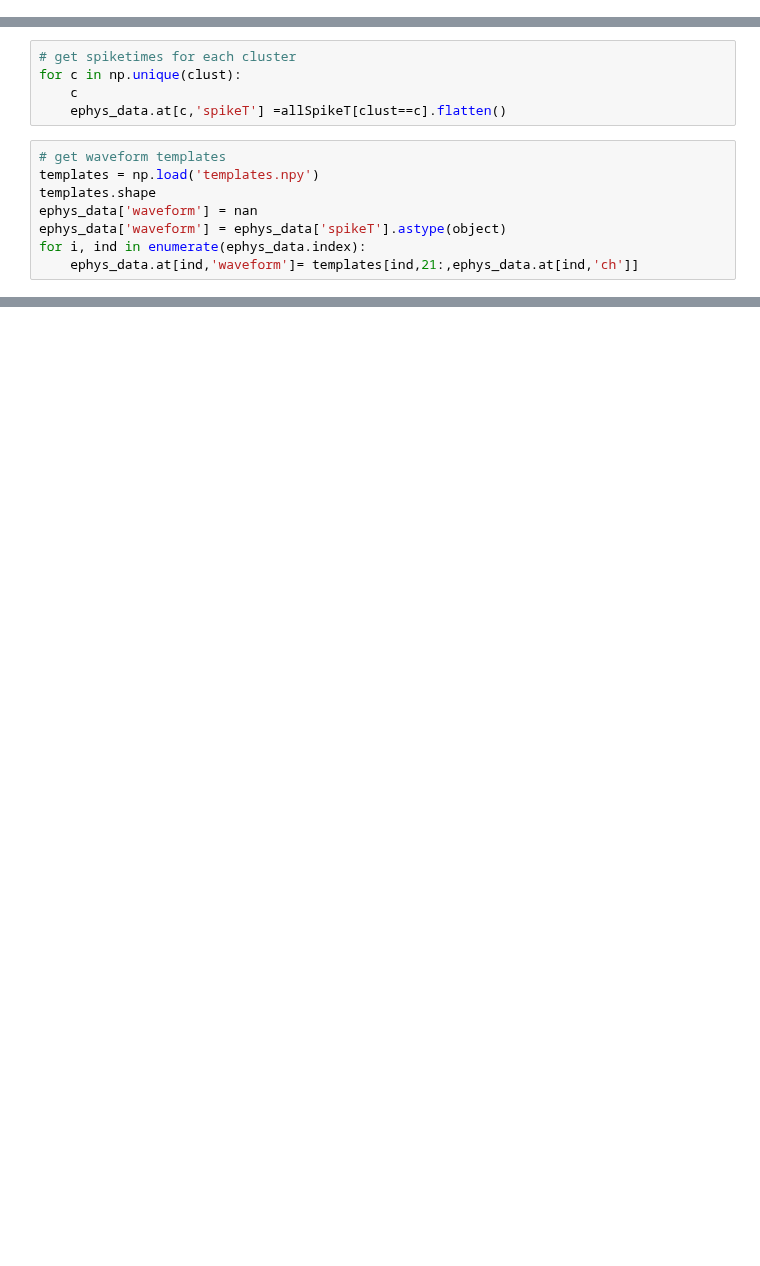
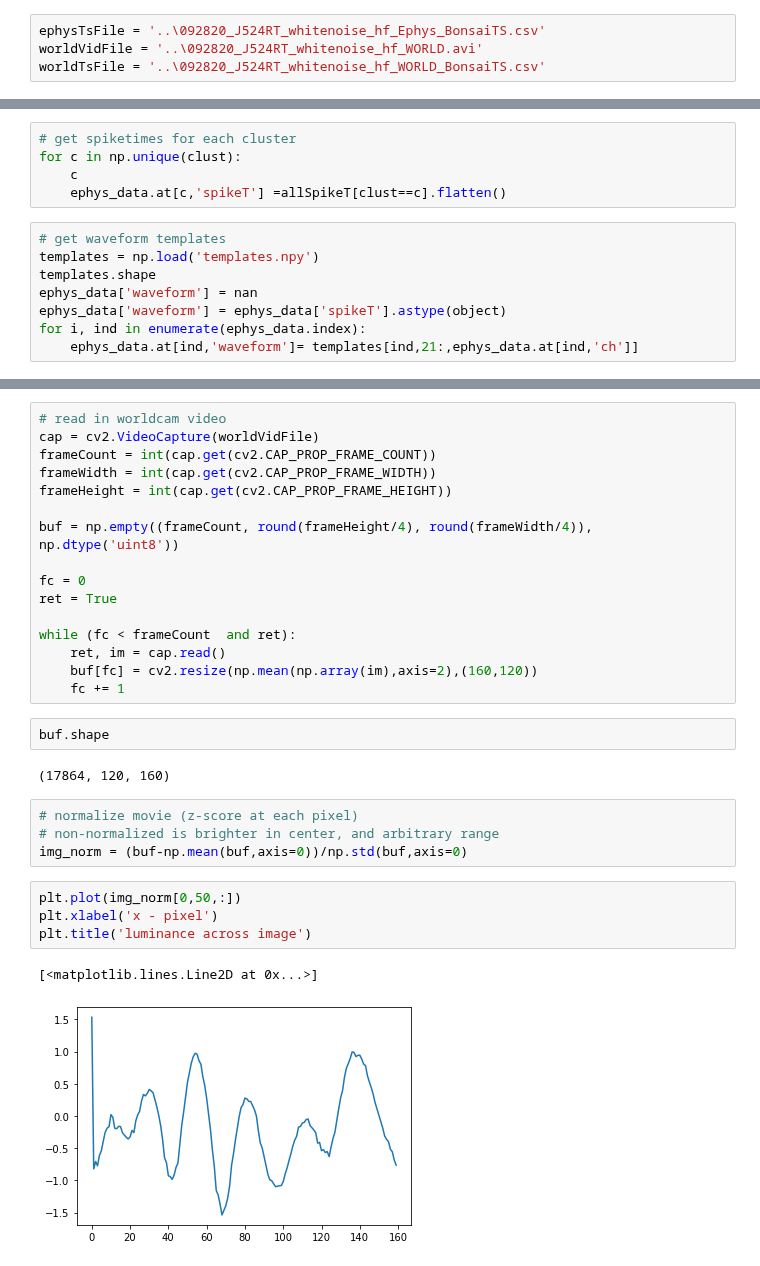
Before and after one commit to nielllab/FreelyMovingEphys, a Jupyter notebook: spikes_cmn.ipynb, the cells around one changed output, grey strips where cells are left out. Cells and saved outputs as stored; diff of their text form; blank space fills up the shorter version.

```diff
--- a/spikes_cmn.ipynb
+++ b/spikes_cmn.ipynb
@@ -30,0 +16,4 @@ ls
+# %%
+ephysTsFile = '..\092820_J524RT_whitenoise_hf_Ephys_BonsaiTS.csv'
+worldVidFile = '..\092820_J524RT_whitenoise_hf_WORLD.avi'
+worldTsFile = '..\092820_J524RT_whitenoise_hf_WORLD_BonsaiTS.csv'
@@ -151,0 +220,31 @@ TypeError: _get_value() missing 1 required positional argument: 'col'
+# %%
+# read in worldcam video
+cap = cv2.VideoCapture(worldVidFile)
+frameCount = int(cap.get(cv2.CAP_PROP_FRAME_COUNT))
+frameWidth = int(cap.get(cv2.CAP_PROP_FRAME_WIDTH))
+frameHeight = int(cap.get(cv2.CAP_PROP_FRAME_HEIGHT))
+
+buf = np.empty((frameCount, round(frameHeight/4), round(frameWidth/4)), np.dtype('uint8'))
+
+fc = 0
+ret = True
+
+while (fc < frameCount  and ret):
+    ret, im = cap.read()
+    buf[fc] = cv2.resize(np.mean(np.array(im),axis=2),(160,120))
+    fc += 1
+# %%
+buf.shape
+# %% [output]
+(17864, 120, 160)
+# %%
+# normalize movie (z-score at each pixel)
+# non-normalized is brighter in center, and arbitrary range
+img_norm = (buf-np.mean(buf,axis=0))/np.std(buf,axis=0)
+# %%
+plt.plot(img_norm[0,50,:])
+plt.xlabel('x - pixel')
+plt.title('luminance across image')
+# %% [output]
+[<matplotlib.lines.Line2D at 0x...>]
+[figure, added]
```
Also changed, not shown: parts of 37 cells of this notebook.
